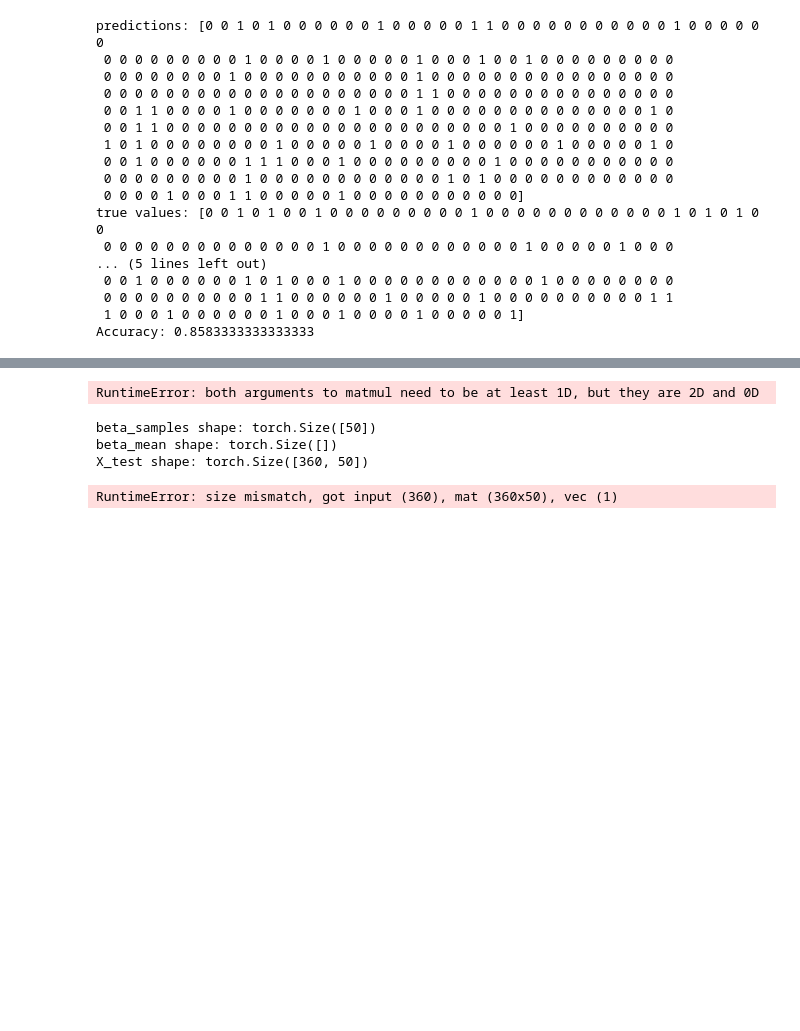
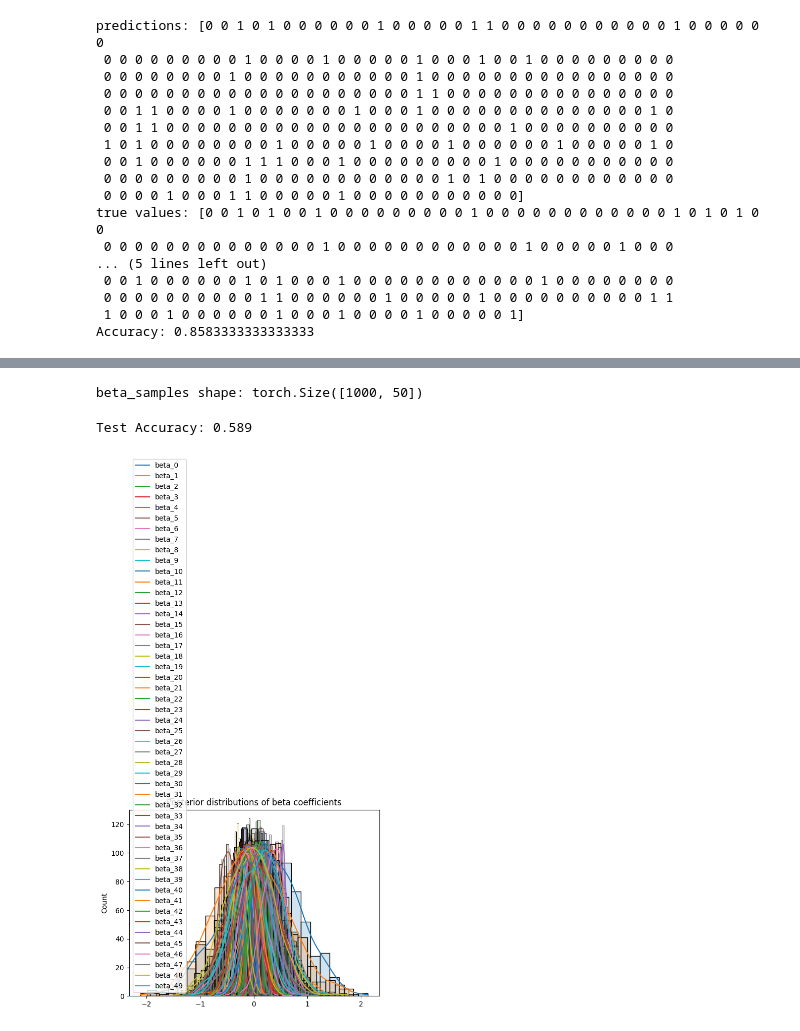
Before and after one commit to annemollelsborg/pgm_binary_log_reg, a Jupyter notebook: binary_lr.ipynb, the cells around one changed output, grey strips where cells are left out. Saved outputs shown, nothing was run; the diff lists cells and outputs as text; code cells hidden in the pictures; blank space fills up the shorter version.

```diff
--- a/binary_lr.ipynb
+++ b/binary_lr.ipynb
@@ -108,17 +108,6 @@ def model(X, n_cat, y=None):
         y = pyro.sample("y", dist.Bernoulli(logits=logits.squeeze(-1)), obs=y)
 
     return y
-# %%
-def model(X, n_cat, y=None):
-    n_features = X.shape[1]
-
-    # Sample one weight per feature → beta has shape (D,)
-    beta = pyro.sample("beta", dist.Normal(0., 1.).expand([n_features]).to_event(1))
-
-    logits = X @ beta  # shape: (N,)
-
-    with pyro.plate("data", X.shape[0]):
-        pyro.sample("y", dist.Bernoulli(logits=logits), obs=y)
 # %%
 X_train = torch.tensor(X_train).float()
 y_train = torch.tensor(y_train).float()
@@ -163,34 +152,32 @@ for step in range(n_steps):
+# %%
+from pyro.infer import Predictive
+
+predictive = Predictive(model, guide=guide, num_samples=1000, return_sites=("beta",))
+samples = predictive(X_test, n_cat=None, y=None)  # no y because we want predictions
+# %%
+beta_samples = samples["beta"].detach().squeeze()  # shape: (1000, D)
+print("beta_samples shape:", beta_samples.shape)
+# %% [output]
+beta_samples shape: torch.Size([1000, 50])
 # %%
-# Posterior predictive
-samples = guide()
-beta_samples = samples['beta'].detach()
-beta_mean = beta_samples.mean()  # shape (D,)
+beta_mean = beta_samples.mean(0)  # shape: (D,)
 
-# Predict probabilities
 logits_test = X_test @ beta_mean
 probs_test = torch.sigmoid(logits_test)
 y_pred = (probs_test > 0.5).int()
 
-# Accuracy
-accuracy = (y_pred == y_test).float().mean()
+accuracy = (y_pred == y_test.int()).float().mean()
 print(f"Test Accuracy: {accuracy:.3f}")
 # %% [output]
-RuntimeError: both arguments to matmul need to be at least 1D, but they are 2D and 0D
+Test Accuracy: 0.589
-# %%
-print("beta_samples shape:", beta_samples.shape)  # (num_samples, D)
-print("beta_mean shape:", beta_mean.shape)        # (D,)
-print("X_test shape:", X_test.shape)              # (N, D)
-# %% [output]
-beta_samples shape: torch.Size([50])
-beta_mean shape: torch.Size([])
-X_test shape: torch.Size([360, 50])
 # %%
-# Visualize posterior distributions of betas
-for d in range(beta_samples.shape[0]):
-    sns.histplot(beta_samples[d].squeeze(), kde=True, alpha=0.3)
+import seaborn as sns
+import matplotlib.pyplot as plt
+
+for d in range(beta_samples.shape[1]):
+    sns.histplot(beta_samples[:, d], kde=True, alpha=0.2)
 plt.title("Posterior distributions of beta coefficients")
-plt.xlabel("Value")
-plt.ylabel("Density")
+plt.legend([f"beta_{d}" for d in range(beta_samples.shape[1])])
 plt.show()
 # %% [output]
-RuntimeError: size mismatch, got input (360), mat (360x50), vec (1)
+[figure, added]
```
Also changed, not shown: parts of 2 cells of this notebook.
